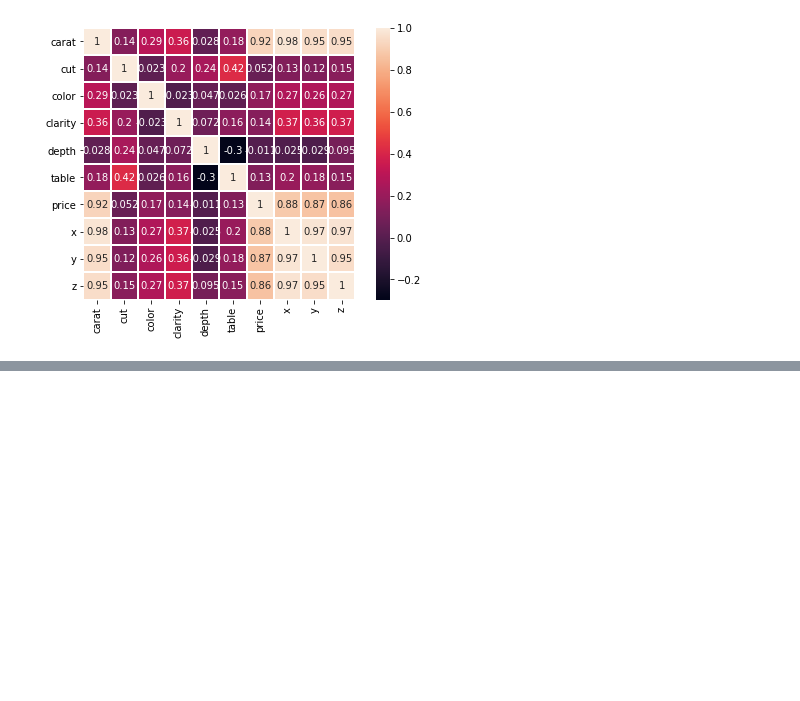
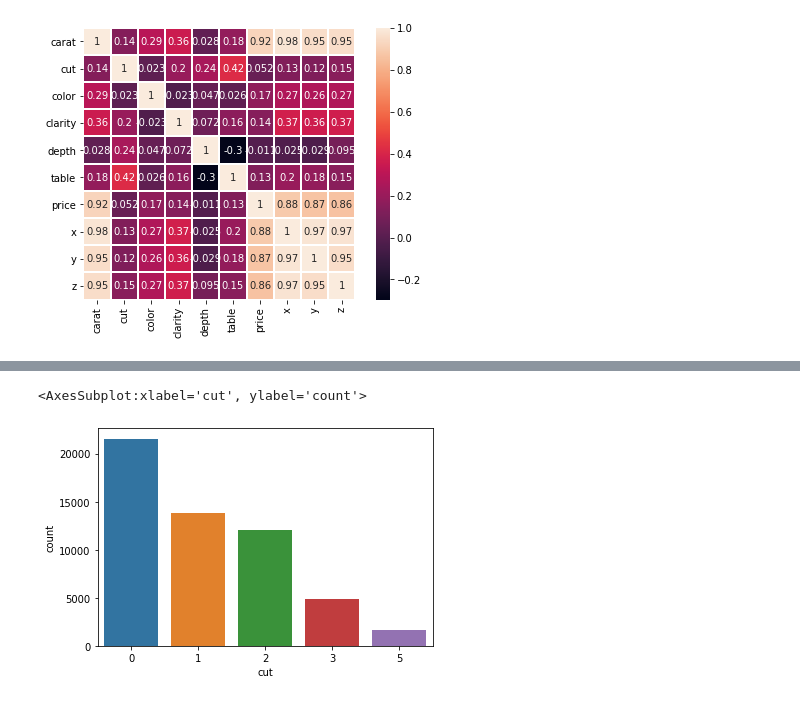
Before and after one commit to EdvinOwetz/GMI2BT-VT22-Lab5, a Jupyter notebook: Lab5.ipynb, the cells around one changed output, grey strips where cells are left out. Saved outputs shown, nothing was run; the diff lists cells and outputs as text; code cells hidden in the pictures; blank space fills up the shorter version.

```diff
--- a/Lab5.ipynb
+++ b/Lab5.ipynb
@@ -254,0 +287,6 @@ df.corr()
+# %%
+#sns.barplot(x=df['cut'], y=df['carat'])
+sns.countplot(x=df['cut'])
+# %% [output]
+<AxesSubplot:xlabel='cut', ylabel='count'>
+[figure, added]
```
Also changed, not shown: parts of 17 cells of this notebook, 3 other files.
